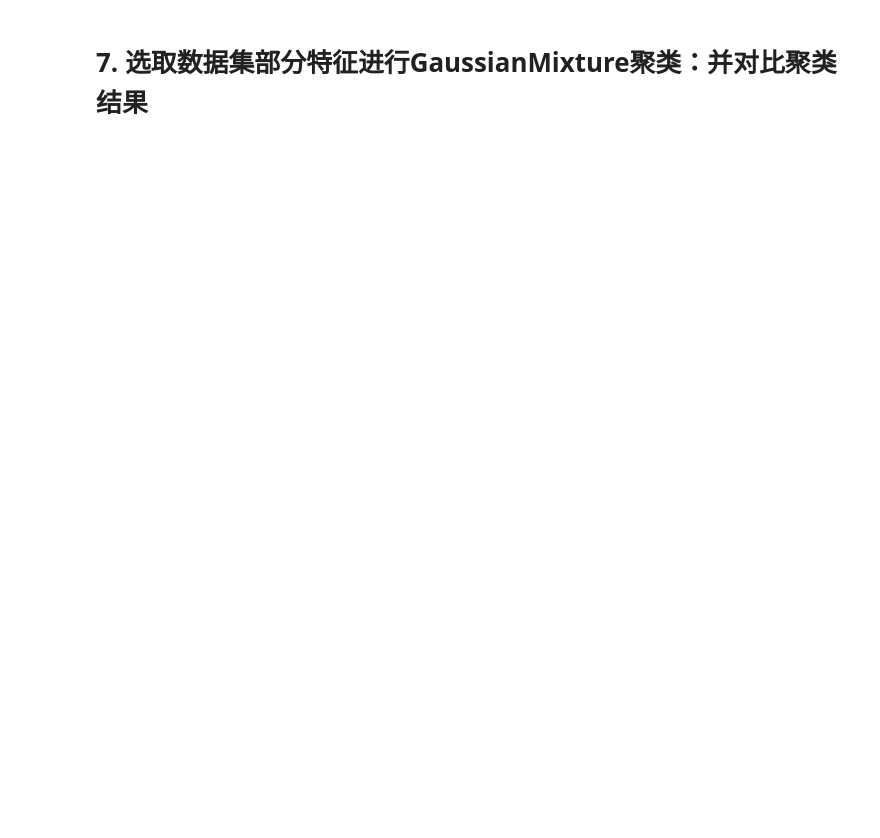
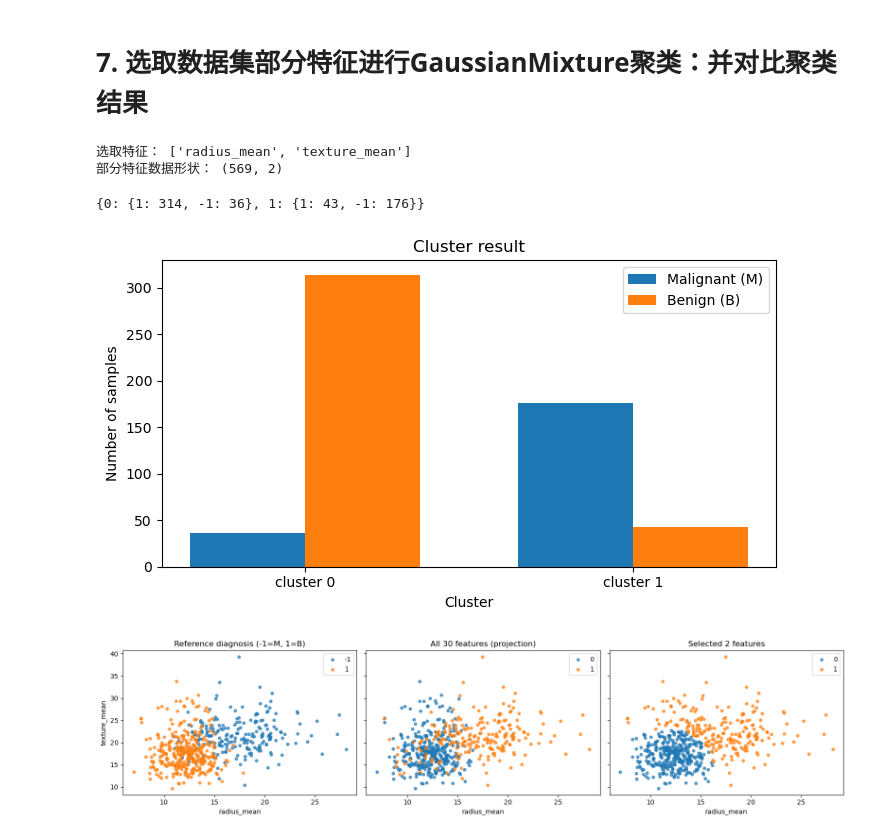
Before and after one commit to sim-He/001-First-year-graduate-student, a Jupyter notebook: 机器学习/实验4-聚类/solution/1.GaussianMixture聚类.ipynb, the cells around one changed output. Drawn from its saved outputs; the diff is of its cells as text; code cells hidden in the pictures; blank space fills up the shorter version.

```diff
--- a/机器学习/实验4-聚类/solution/1.GaussianMixture聚类.ipynb
+++ b/机器学习/实验4-聚类/solution/1.GaussianMixture聚类.ipynb
@@ -43,0 +53,5 @@ GaussianMixture(n_components=2)
+# %%
+# 显式使用随机责任度初始化，避免旧版 threadpoolctl 在 KMeans 初始化中报错。
+# 两个分量对应两个簇，固定随机种子以便重复实验。
+gmm = GaussianMixture(n_components=2, random_state=42, n_init=10, init_params='random')
+gmm.fit(data_x)
@@ -138,0 +139,47 @@ data = pd.read_csv('data\Breast_Cancer_Wisconsin\data')
+# %%
+# 重新读取数据，用列名选取部分特征，避免误用编号或诊断列。
+data = pd.read_csv(data_path)
+# %%
+# 选择平均半径和平均纹理，直接观察二维特征中的簇分布。
+# 全量和部分特征实验都保留原始尺度，且使用相同样本及随机种子。
+selected_features = ['radius_mean', 'texture_mean']
+data_x_partial = data[selected_features].to_numpy(dtype=float)
+data_y_partial = data['diagnosis'].map({'B': 1, 'M': -1}).to_numpy(dtype=int)
+assert np.array_equal(data_y, data_y_partial)
+print('选取特征：', selected_features)
+print('部分特征数据形状：', data_x_partial.shape)
+# %% [output]
+选取特征： ['radius_mean', 'texture_mean']
+部分特征数据形状： (569, 2)
+# %%
+# 显式使用随机责任度初始化，避免旧版 threadpoolctl 在 KMeans 初始化中报错。
+# 定义模型、训练并预测部分特征上的簇编号。
+gmm_partial = GaussianMixture(n_components=2, random_state=42, n_init=10, init_params='random')
+gmm_partial.fit(data_x_partial)
+y_hat_partial = gmm_partial.predict(data_x_partial)
+# %%
+# 统计每个簇的真实类别构成，并绘制柱状图。
+cluster_partial = getResult(data_y_partial, y_hat_partial)
+print(cluster_partial)
+draw_bar(cluster_partial)
+
+# 用相同的二维坐标对比全量特征的聚类投影和部分特征的聚类。
+fig, axes = plt.subplots(1, 3, figsize=(16, 4), sharex=True, sharey=True)
+for ax, labels, title in zip(
+    axes,
+    [data_y_partial, y_hat, y_hat_partial],
+    ['Reference diagnosis (-1=M, 1=B)', 'All 30 features (projection)', 'Selected 2 features']
+):
+    for label in np.unique(labels):
+        mask = labels == label
+        ax.scatter(data_x_partial[mask, 0], data_x_partial[mask, 1], s=18, alpha=0.7, label=str(label))
+    ax.set_xlabel(selected_features[0])
+    ax.set_title(title)
+    ax.legend()
+axes[0].set_ylabel(selected_features[1])
+plt.tight_layout()
+plt.show()
+# %% [output]
+{0: {1: 314, -1: 36}, 1: {1: 43, -1: 176}}
+[figure, added]
+[figure, added]
```
Also changed, not shown: parts of 21 cells of this notebook, 8 other files.
